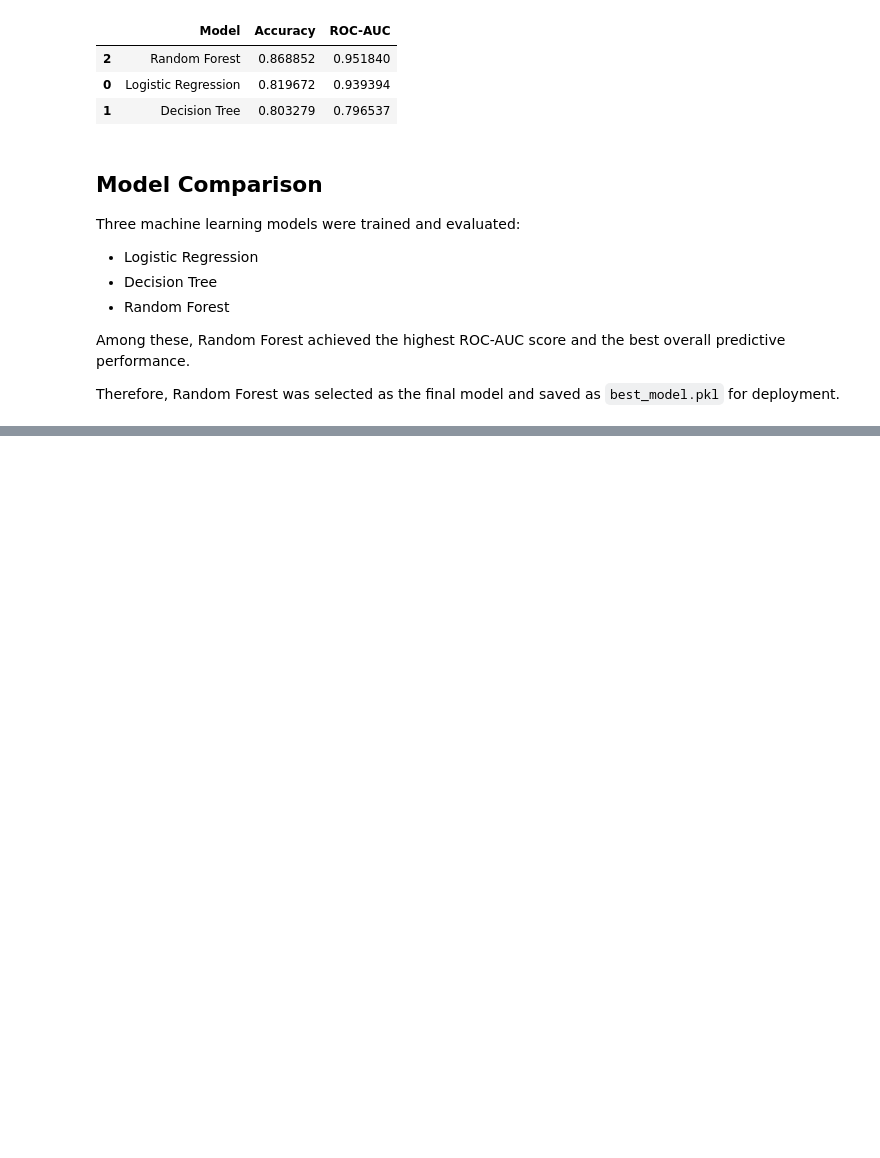
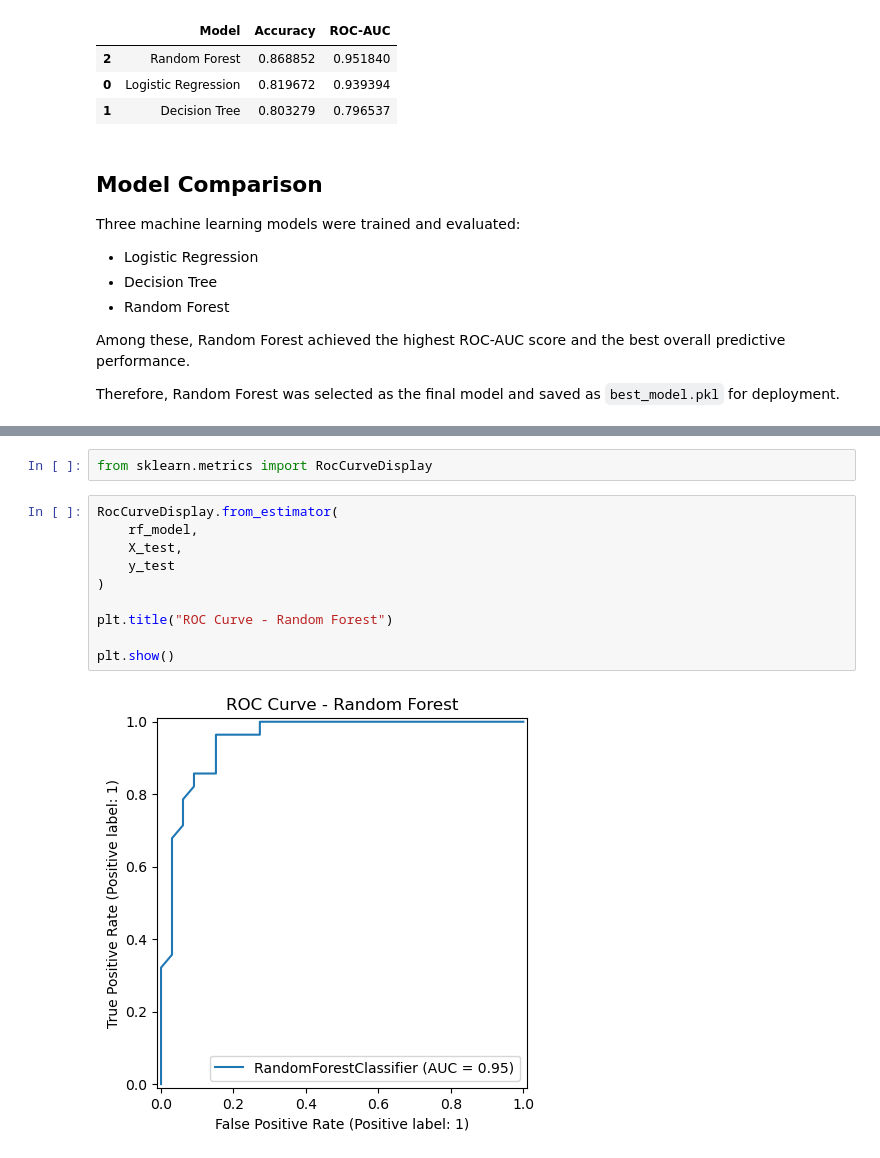
Before and after one commit to akshaygund144/heart-disease-mlops, a Jupyter notebook: notebooks/03_model_training.ipynb, the cells around one changed output, grey strips where cells are left out. Saved outputs shown, nothing was run; the diff lists cells and outputs as text; blank space fills up the shorter version.

```diff
--- a/notebooks/03_model_training.ipynb
+++ b/notebooks/03_model_training.ipynb
@@ -225,0 +271,14 @@ Therefore, Random Forest was selected as the final model and saved as `best_mode
+# %%
+from sklearn.metrics import RocCurveDisplay
+# %%
+RocCurveDisplay.from_estimator(
+    rf_model,
+    X_test,
+    y_test
+)
+
+plt.title("ROC Curve - Random Forest")
+
+plt.show()
+# %% [output]
+[figure, added]
```
Also changed, not shown: parts of 21 cells of this notebook, 11 other files.
